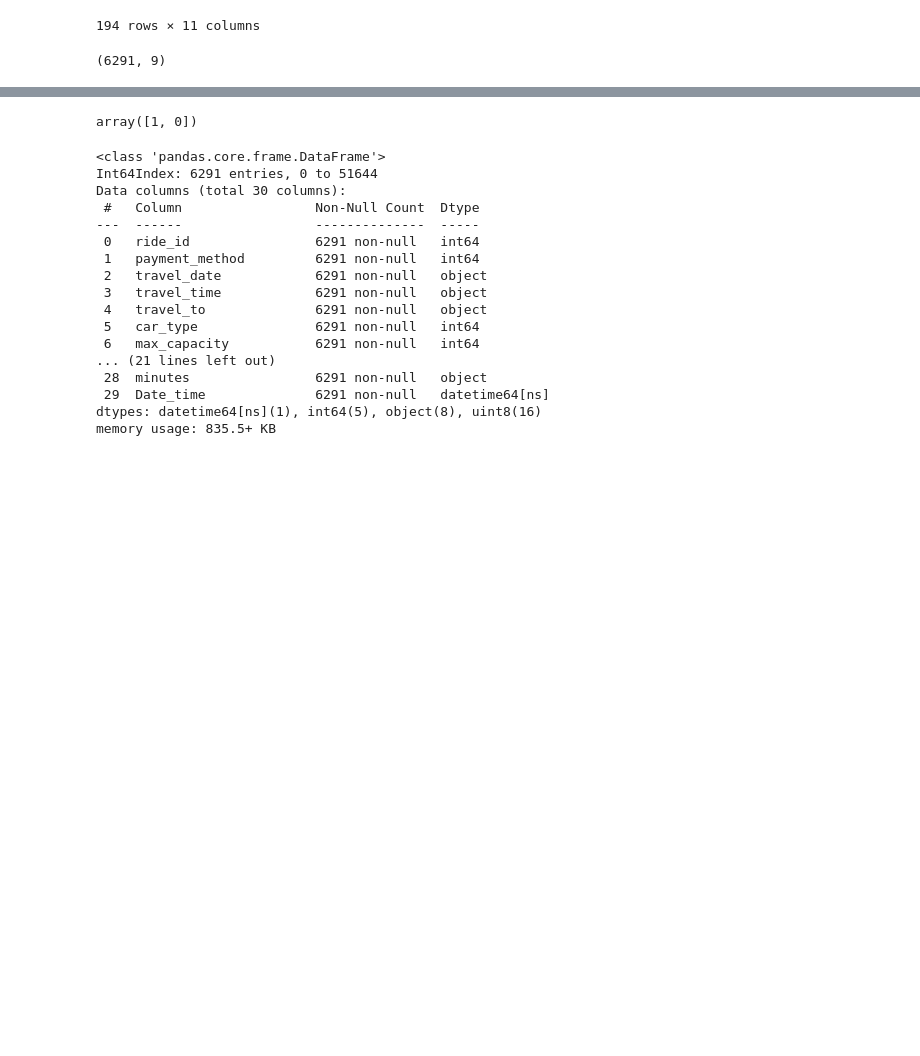
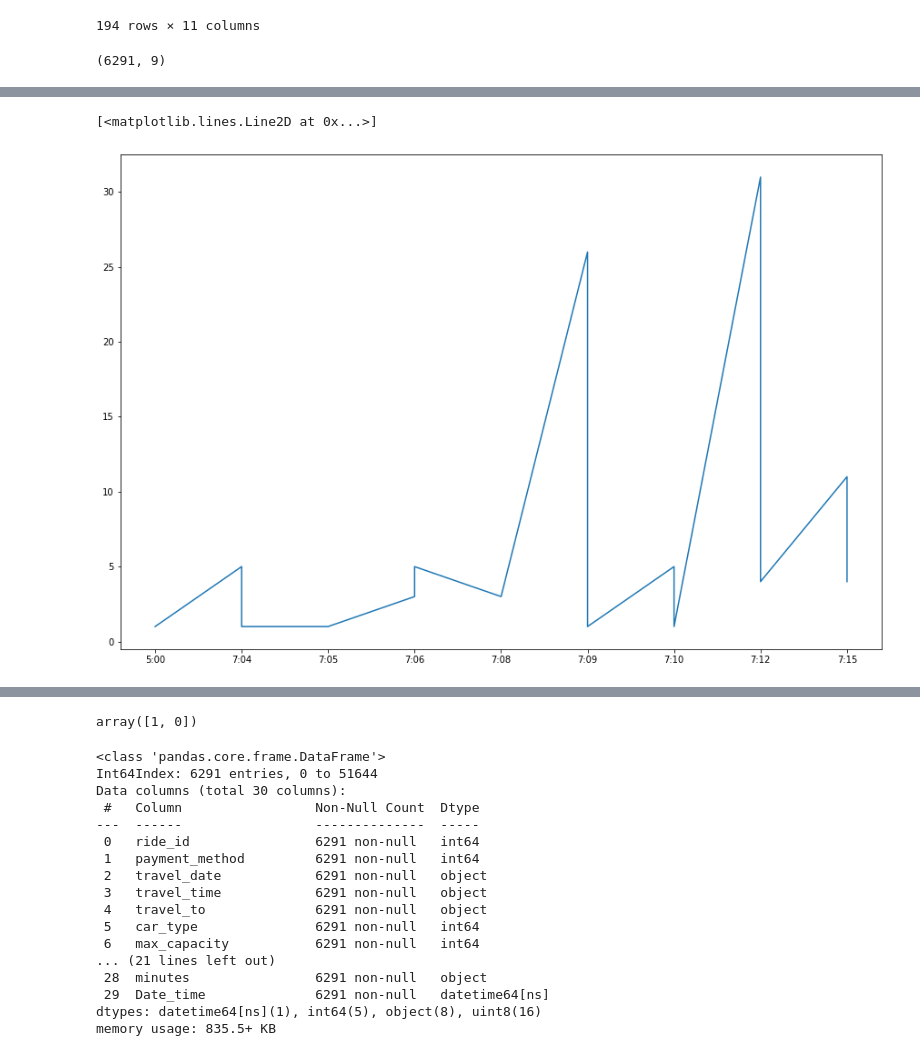
Before and after one commit to shivakumar17/Transport-demand-prediction, a Jupyter notebook: Demand_Prediction_for_Public_Transport_Capstone_Project.ipynb, the cells around one changed output, grey strips where cells are left out. Drawn from its saved outputs; the diff is of its cells as text; code cells hidden in the pictures; blank space fills up the shorter version.

```diff
--- a/Demand_Prediction_for_Public_Transport_Capstone_Project.ipynb
+++ b/Demand_Prediction_for_Public_Transport_Capstone_Project.ipynb
@@ -262,0 +289,3 @@ df2.head()
+# %%
+l=df2[(df2['car_type']==1) & (df2['travel_date']=='27-11-17')]['travel_time'].sort_values()
+l
@@ -262,0 +309,3 @@ df2.head()
+# %%
+m=df2[(df2['car_type']==1) & (df2['travel_date']=='27-11-17')]['seats_occupied']
+m
@@ -262,0 +329,3 @@ df2.head()
+# %%
+k=pd.merge(l,m,right_index=True,left_index=True)
+k
@@ -262,0 +349,6 @@ df2.head()
+# %%
+plt.figure(figsize=(15,10))
+plt.plot(k['travel_time'],k['seats_occupied'])
+# %% [output]
+[<matplotlib.lines.Line2D at 0x...>]
+[figure, added]
```
Also changed, not shown: parts of 6 cells of this notebook.
